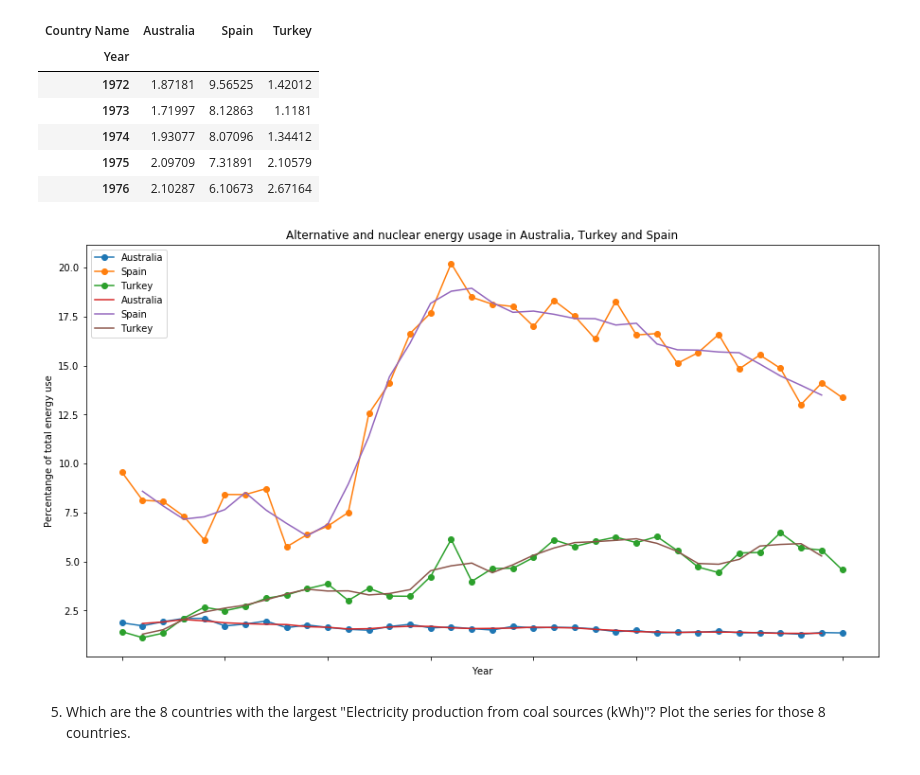
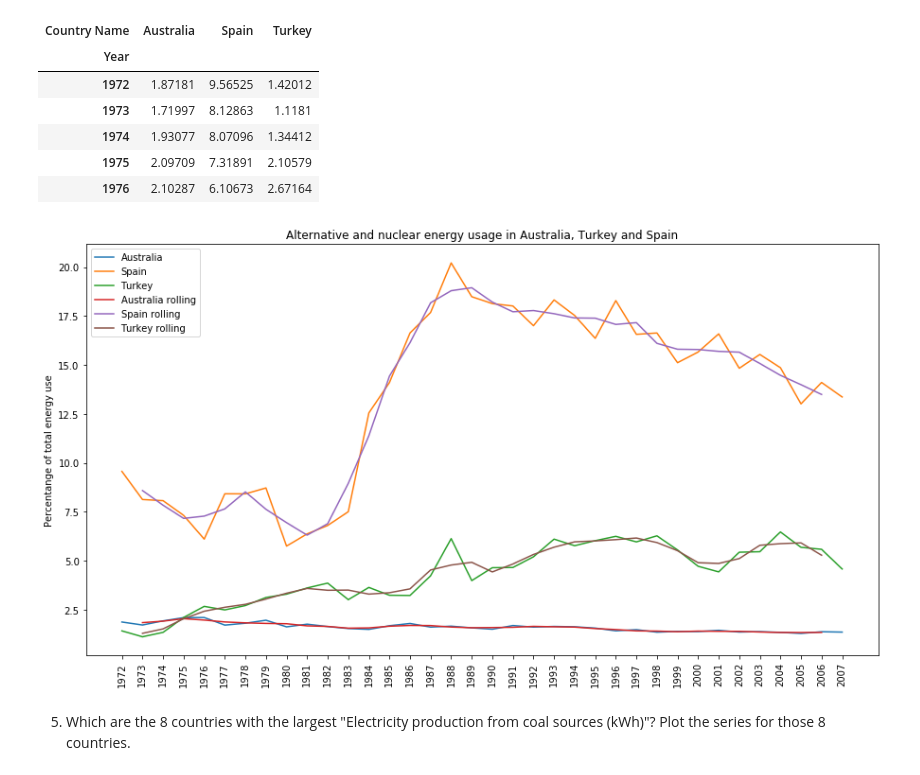
Before and after one commit to allisonwalker/DSF-assignments, a Jupyter notebook: DSF Assignment 3 - Allison, Pelin, Anastasia.ipynb, the cells around one changed output. Cells and saved outputs as stored; diff of their text form; code cells hidden in the pictures.

```diff
--- a/DSF Assignment 3 - Allison, Pelin, Anastasia.ipynb
+++ b/DSF Assignment 3 - Allison, Pelin, Anastasia.ipynb
@@ -140,18 +140,22 @@ our_countries.head()
 | 1975 | 2.09709 | 7.31891 | 2.10579 |
 | 1976 | 2.10287 | 6.10673 | 2.67164 |
 # %%
-ax = our_countries.plot(legend = True, figsize = (15, 8), style="o-", label= 'Country Name')
-plt.xlabel('Year')
+plt.figure(figsize=(15,8))
 plt.ylabel('Percentange of total energy use')
 plt.title('Alternative and nuclear energy usage in Australia, Turkey and Spain')
-our_countries.rolling(center = True, window = 3).mean().plot(legend = True, figsize = (15, 8), label = 'Country Name' + ' rolling mean', style="-", ax=ax)
-plt.legend(loc='upper left')
-plt.xticks(rotation='vertical')
-plt.plot();
 
-#NEED HELP WITH THE XTICKS AND LEGEND TO SHOW 'ROLLING MEAN'
+list_a = list(our_countries.columns.values)
+list_b = list(our_countries.columns.values+" rolling")
+list_a.extend(list_b)
+
+plt.plot(our_countries)
+plt.plot(our_countries.rolling(3, center = True).mean())
+
+plt.legend(list_a, loc='upper left')
+
+plt.xticks(rotation="vertical");
 # %% [output]
-[figure, old version]
+[figure, new version]
 # %% [markdown]
 5. Which are the 8 countries with the largest "Electricity production from coal sources (kWh)"? Plot the series for those 8 countries.
 # %%
```
Also changed, not shown: parts of 6 cells of this notebook.
